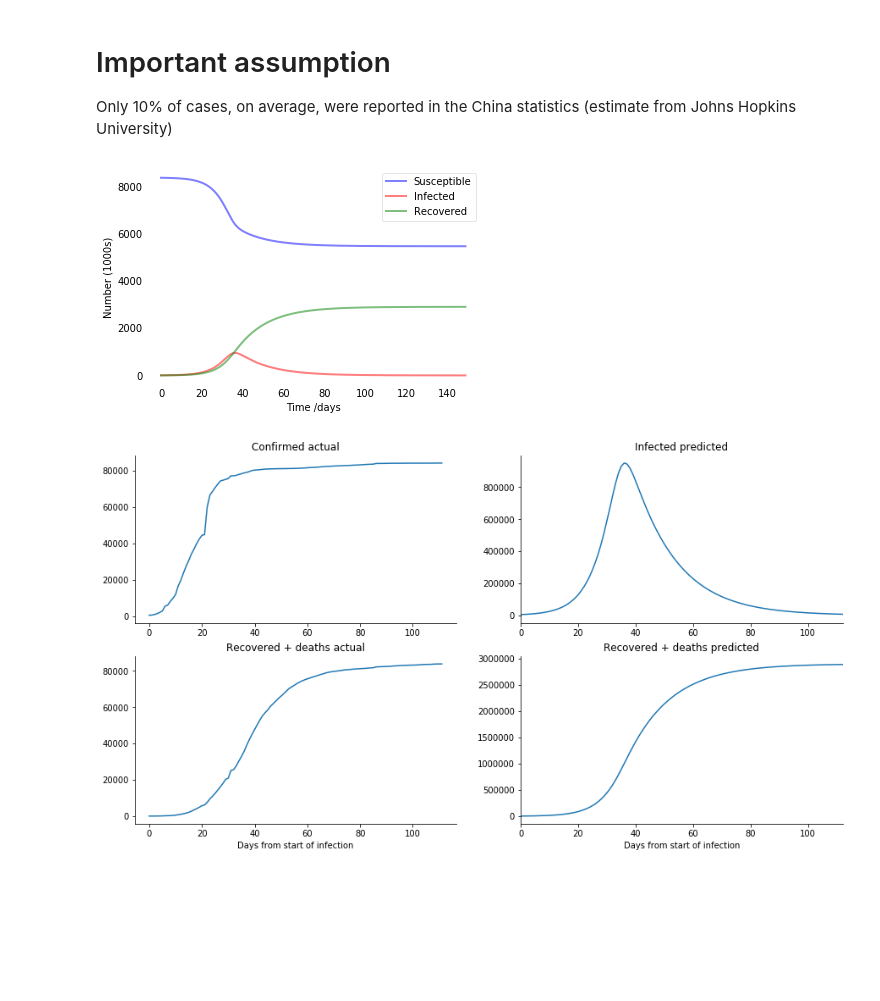
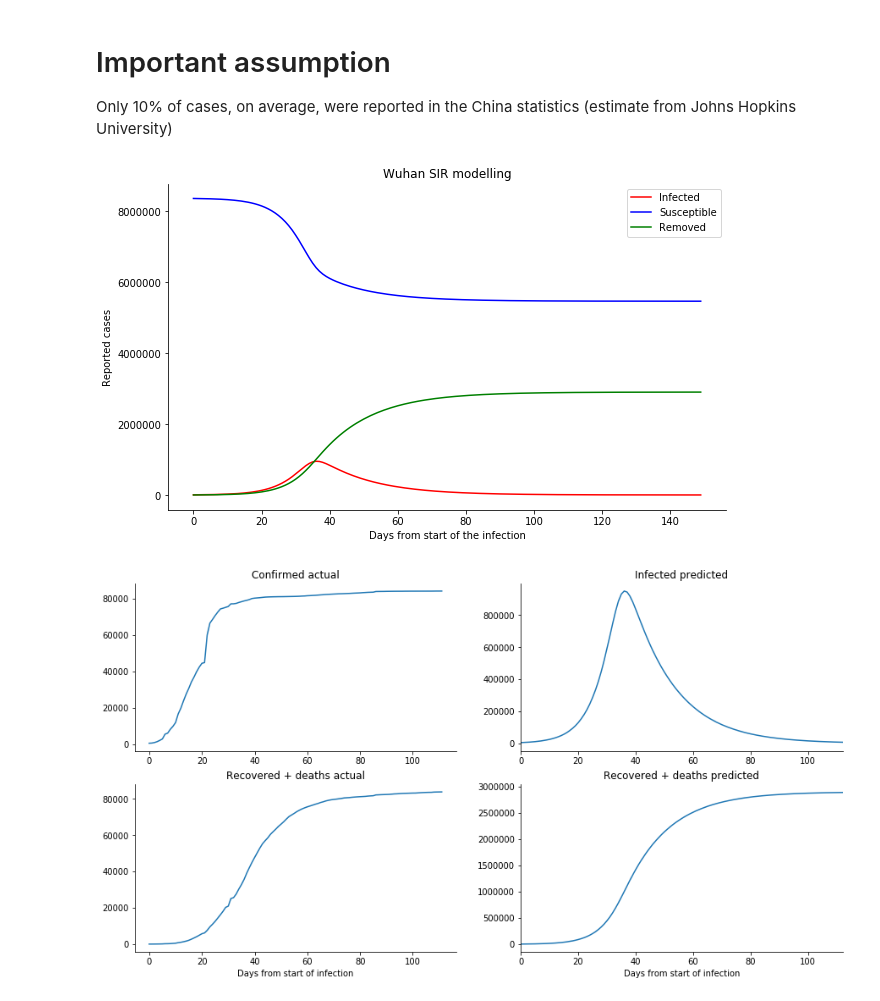
Before and after one commit to DmitrySerg/COVID-19, a Jupyter notebook: models/COVID-spread-simulation.ipynb, the cells around one changed output. Drawn from its saved outputs; the diff is of its cells as text; code cells hidden in the pictures; blank space fills up the shorter version.

Commit message:
Add visual explanation

```diff
--- a/models/COVID-spread-simulation.ipynb
+++ b/models/COVID-spread-simulation.ipynb
@@ -243,9 +249,19 @@ beta = calculate_reproduction_number(
 # Dividing the initial number of cases by 0.1 to adjust for the unobserved cases
 sir_model = SIR(8364977, I0=444/0.1, beta=beta/14, gamma=0.0576*2, days=SIMULATION_DAYS)
 S, I, R = sir_model.run()
-sir_model.plot_results(S, I, R)
-# %% [output]
-[figure, removed]
+# %%
+plt.figure(figsize=(10, 6))
+plt.plot(I, c='red', label='Infected')
+plt.plot(S, c='blue', label='Susceptible')
+plt.plot(R, c='green', label='Removed')
+plt.legend()
+plt.title("Wuhan SIR modelling")
+plt.ylabel("Reported cases")
+plt.xlabel("Days from start of the infection")
+sns.despine()
+plt.show()
+# %% [output]
+[figure, added]
 # %%
 fig, axs = plt.subplots(2, 2, figsize=(15, 8))
 axs[0, 0].plot(confirmed_country)
```
Also changed, not shown: parts of 4 cells of this notebook.
